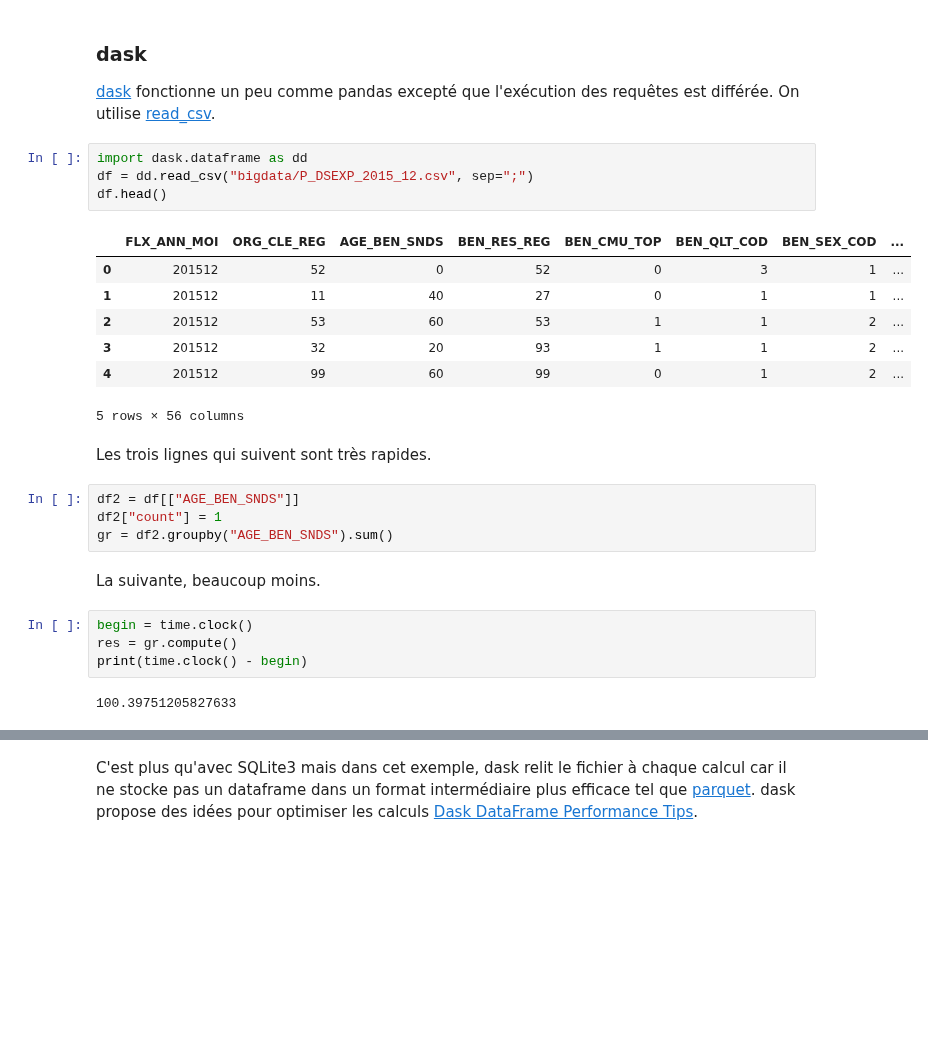
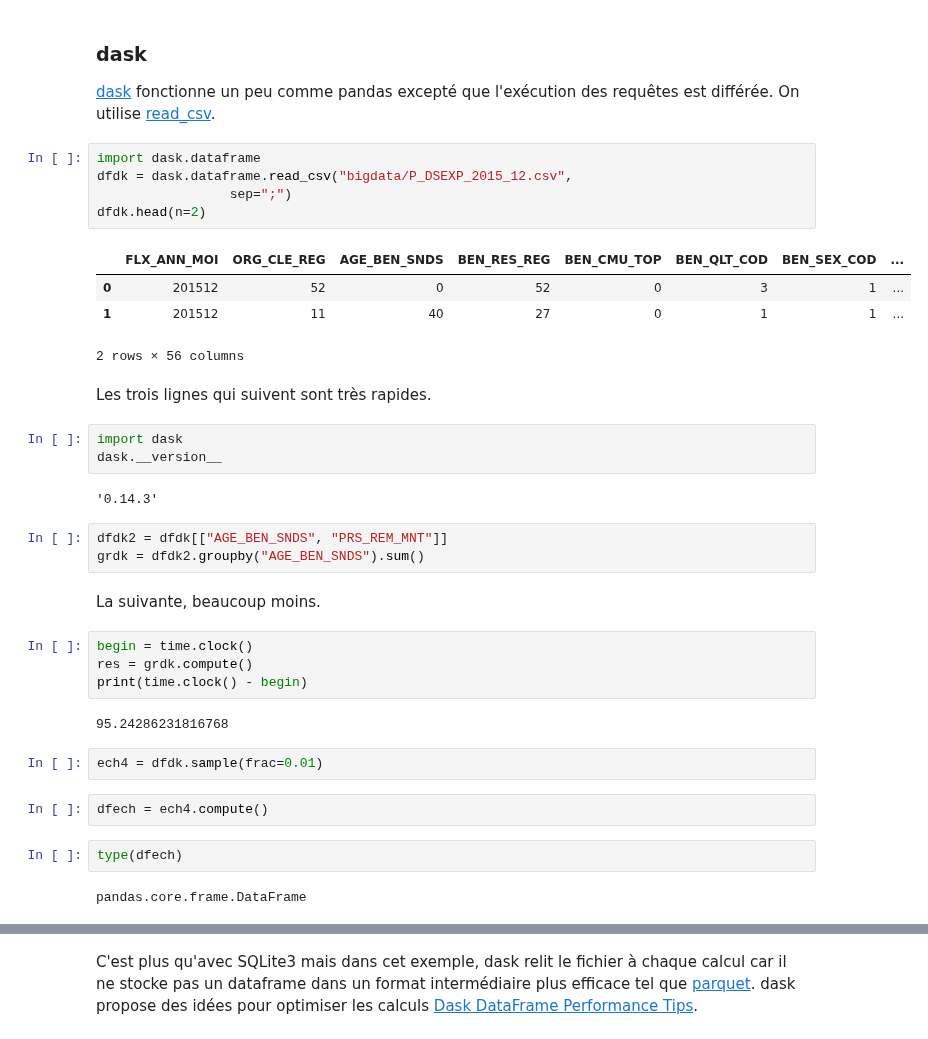
Before and after one commit to sdpython/actuariat_python, a Jupyter notebook: _doc/notebooks/sessions/bigdata_ways.ipynb, the cells around one changed output, grey strips where cells are left out. Drawn from its saved outputs; the diff is of its cells as text; blank space fills up the shorter version.

```diff
--- a/_doc/notebooks/sessions/bigdata_ways.ipynb
+++ b/_doc/notebooks/sessions/bigdata_ways.ipynb
@@ -281,31 +336,41 @@ SELECT * FROM damir LIMIT 5
 
 [dask](http://dask.pydata.org/en/latest/) fonctionne un peu comme pandas excepté que l'exécution des requêtes est différée. On utilise [read_csv](http://dask.pydata.org/en/latest/dataframe-api.html#dask.dataframe.read_csv).
 # %%
-import dask.dataframe as dd
-df = dd.read_csv("bigdata/P_DSEXP_2015_12.csv", sep=";")
-df.head()
+import dask.dataframe
+dfdk = dask.dataframe.read_csv("bigdata/P_DSEXP_2015_12.csv",
+                 sep=";")
+dfdk.head(n=2)
 # %% [output]
 |  | FLX_ANN_MOI | ORG_CLE_REG | AGE_BEN_SNDS | BEN_RES_REG | BEN_CMU_TOP | BEN_QLT_COD | BEN_SEX_COD | ... |
 | 0 | 201512 | 52 | 0 | 52 | 0 | 3 | 1 | ... |
 | 1 | 201512 | 11 | 40 | 27 | 0 | 1 | 1 | ... |
-| 2 | 201512 | 53 | 60 | 53 | 1 | 1 | 2 | ... |
-| 3 | 201512 | 32 | 20 | 93 | 1 | 1 | 2 | ... |
-| 4 | 201512 | 99 | 60 | 99 | 0 | 1 | 2 | ... |
-5 rows × 56 columns
+2 rows × 56 columns
 # %% [markdown]
 Les trois lignes qui suivent sont très rapides.
-# %%
-df2 = df[["AGE_BEN_SNDS"]]
-df2["count"] = 1
-gr = df2.groupby("AGE_BEN_SNDS").sum()
+# %%
+import dask
+dask.__version__
+# %% [output]
+'0.14.3'
+# %%
+dfdk2 = dfdk[["AGE_BEN_SNDS", "PRS_REM_MNT"]]
+grdk = dfdk2.groupby("AGE_BEN_SNDS").sum()
 # %% [markdown]
 La suivante, beaucoup moins.
 # %%
 begin = time.clock()
-res = gr.compute()
+res = grdk.compute()
 print(time.clock() - begin)
 # %% [output]
-100.39751205827633
+95.24286231816768
+# %%
+ech4 = dfdk.sample(frac=0.01)
+# %%
+dfech = ech4.compute()
+# %%
+type(dfech)
+# %% [output]
+pandas.core.frame.DataFrame
 # %%
 res
 # %% [output]
```
Also changed, not shown: parts of 25 cells of this notebook, 6 other files.
